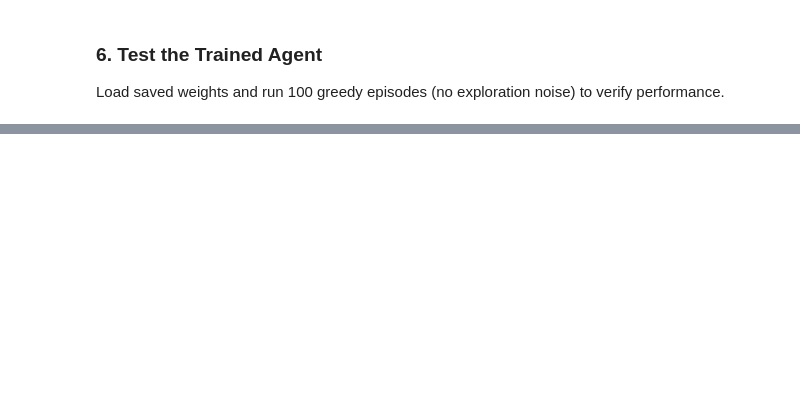
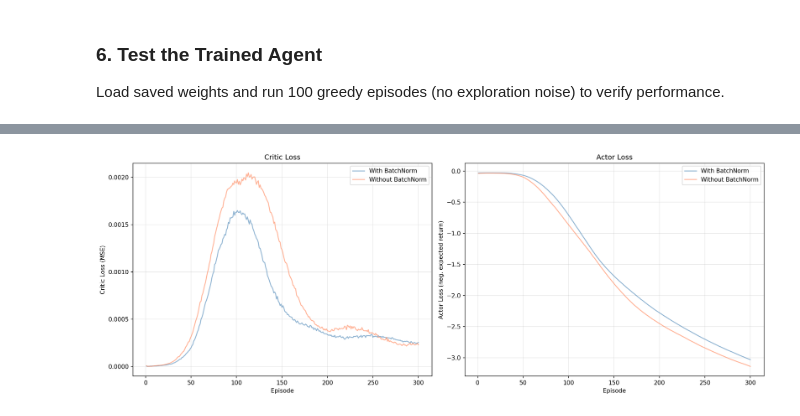
Before and after one commit to trwilcoxson/udacity-drl-p2-continuous-control, a Jupyter notebook: Continuous_Control.ipynb, the cells around one changed output, grey strips where cells are left out. Drawn from its saved outputs; the diff is of its cells as text; code cells hidden in the pictures; blank space fills up the shorter version.

```diff
--- a/Continuous_Control.ipynb
+++ b/Continuous_Control.ipynb
@@ -186,0 +319,31 @@ env.close()
+# %%
+# --- Loss Curves ---
+fig, axes = plt.subplots(1, 2, figsize=(16, 6))
+
+episodes = np.arange(1, 301)
+
+# Critic loss
+ax = axes[0]
+ax.plot(episodes, bn_losses['critic_losses'], alpha=0.6, color='steelblue', label='With BatchNorm')
+ax.plot(episodes, no_bn_losses['critic_losses'], alpha=0.6, color='coral', label='Without BatchNorm')
+ax.set_xlabel('Episode')
+ax.set_ylabel('Critic Loss (MSE)')
+ax.set_title('Critic Loss')
+ax.legend()
+ax.grid(True, alpha=0.3)
+
+# Actor loss
+ax = axes[1]
+ax.plot(episodes, bn_losses['actor_losses'], alpha=0.6, color='steelblue', label='With BatchNorm')
+ax.plot(episodes, no_bn_losses['actor_losses'], alpha=0.6, color='coral', label='Without BatchNorm')
+ax.set_xlabel('Episode')
+ax.set_ylabel('Actor Loss (neg. expected return)')
+ax.set_title('Actor Loss')
+ax.legend()
+ax.grid(True, alpha=0.3)
+
+plt.tight_layout()
+plt.savefig('loss_curves.png', dpi=150, bbox_inches='tight')
+plt.show()
+# %% [output]
+[figure, added]
```
Also changed, not shown: parts of 9 cells of this notebook, 19 other files.
